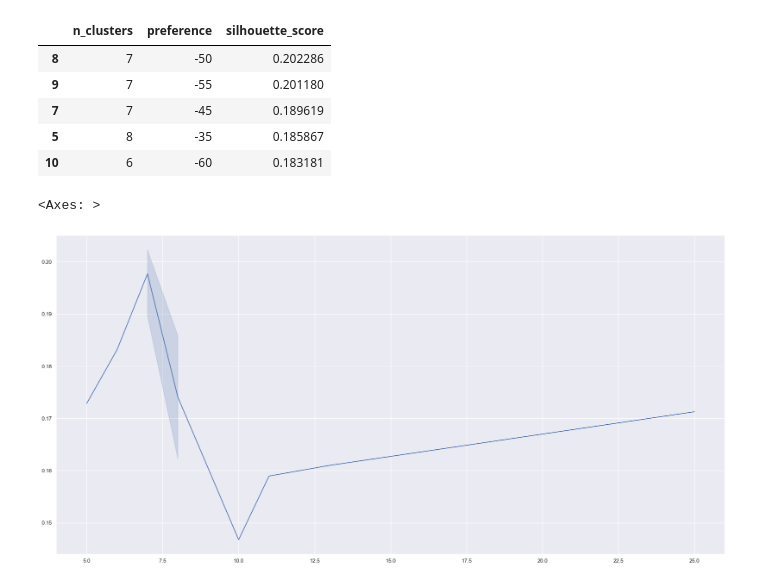
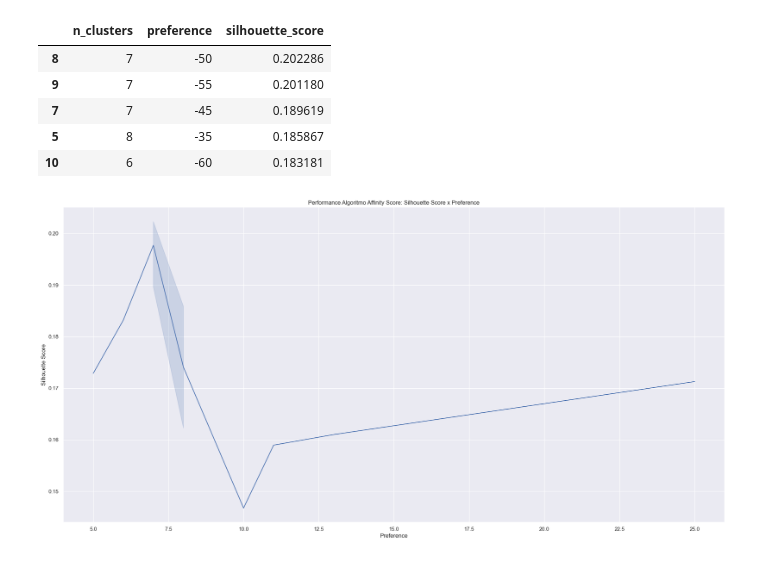
Before and after one commit to Thalesh7991/ensaios-algoritmos-ml, a Jupyter notebook: notebooks/Clusterizacao/Ensaio Clusterizacao.ipynb, the cells around one changed output. Cells and saved outputs as stored; diff of their text form; code cells hidden in the pictures.

```diff
--- a/notebooks/Clusterizacao/Ensaio Clusterizacao.ipynb
+++ b/notebooks/Clusterizacao/Ensaio Clusterizacao.ipynb
@@ -108,8 +114,11 @@ affinity_report.sort_values('silhouette_score', ascending=False).head()
 | 7 | 7 | -45 | 0.189619 |
 | 5 | 8 | -35 | 0.185867 |
 | 10 | 6 | -60 | 0.183181 |
-# %%
-sns.lineplot(x=qtd_clusters, y=sil_list_aff)
-# %% [output]
-<Axes: >
-[figure, removed]
+# %%
+sns.lineplot(x=qtd_clusters, y=sil_list_aff)
+plt.title("Performance Algoritmo Affinity Score: Silhouette Score x Preference")
+plt.ylabel("Silhouette Score")
+plt.xlabel("Preference")
+plt.savefig("affinity.png")
+# %% [output]
+[figure, added]
```
Also changed, not shown: parts of 4 cells of this notebook, 8 other files.
